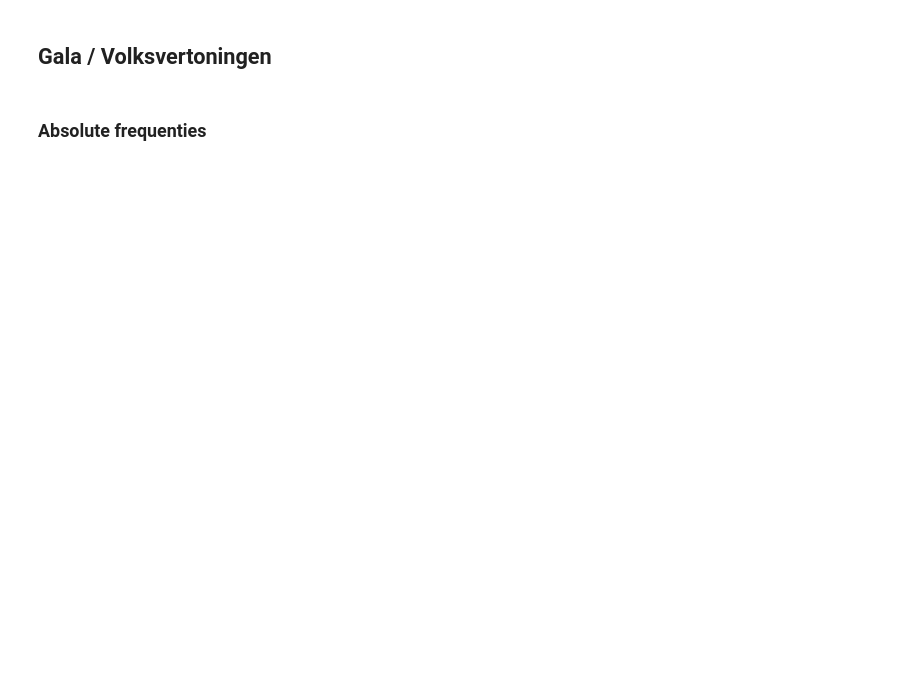
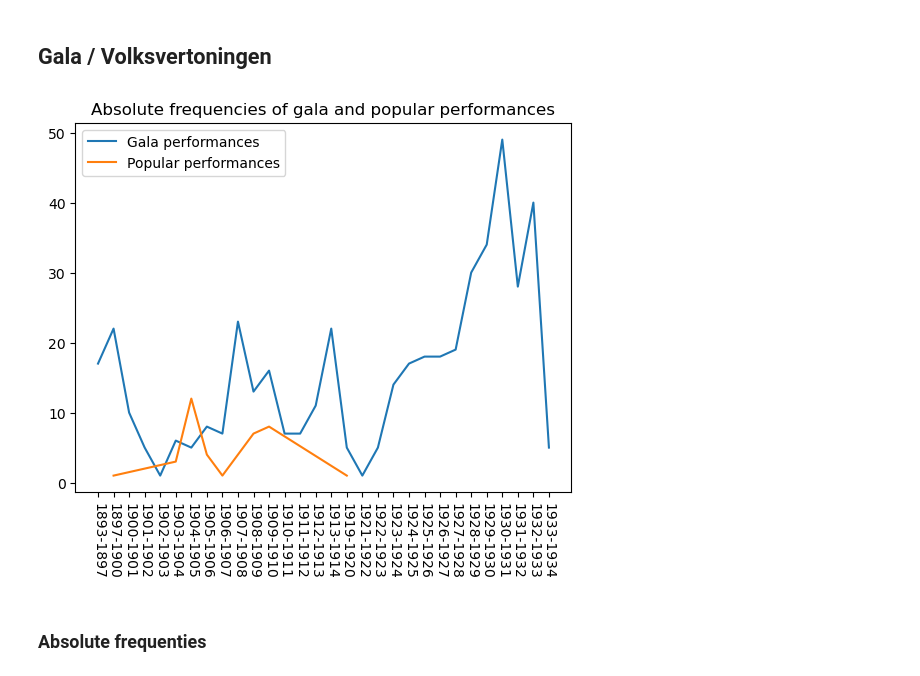
Before and after one commit to MonaDT/OPERA, a Jupyter notebook: notebooks/Data_exploration.ipynb, the cells around one changed output. Drawn from its saved outputs; the diff is of its cells as text; code cells hidden in the pictures; blank space fills up the shorter version.

```diff
--- a/notebooks/Data_exploration.ipynb
+++ b/notebooks/Data_exploration.ipynb
@@ -146,5 +175,18 @@ In excel nog niet gelukt, maar in Python is dat zo gepiept.<br>
 #Gefilterede df's waarin enkel de volksvertoningen en galavoorstellingen in beschouwing worden genomen
 volk = df[df['Occasion'].astype(str).str.contains("Volk")]
 galas = df[df['Occasion'].str.contains('Gala') | (df['Occasion'] == 'Gala')]
+# %%
+vcounts = volk['Collection'].value_counts(sort=False)
+gcounts = galas['Collection'].value_counts(sort=False)
+# %%
+plt.plot(gcounts.index, gcounts.values, label='Gala performances')
+plt.plot(vcounts.index, vcounts.values, label='Popular performances')
+
+plt.title("Absolute frequencies of gala and popular performances")
+plt.legend()
+plt.xticks(rotation=-90)
+plt.show()
+# %% [output]
+[figure, added]
 # %% [markdown]
 ### Absolute frequenties
```
Also changed, not shown: parts of 26 cells of this notebook, 6 other files.
